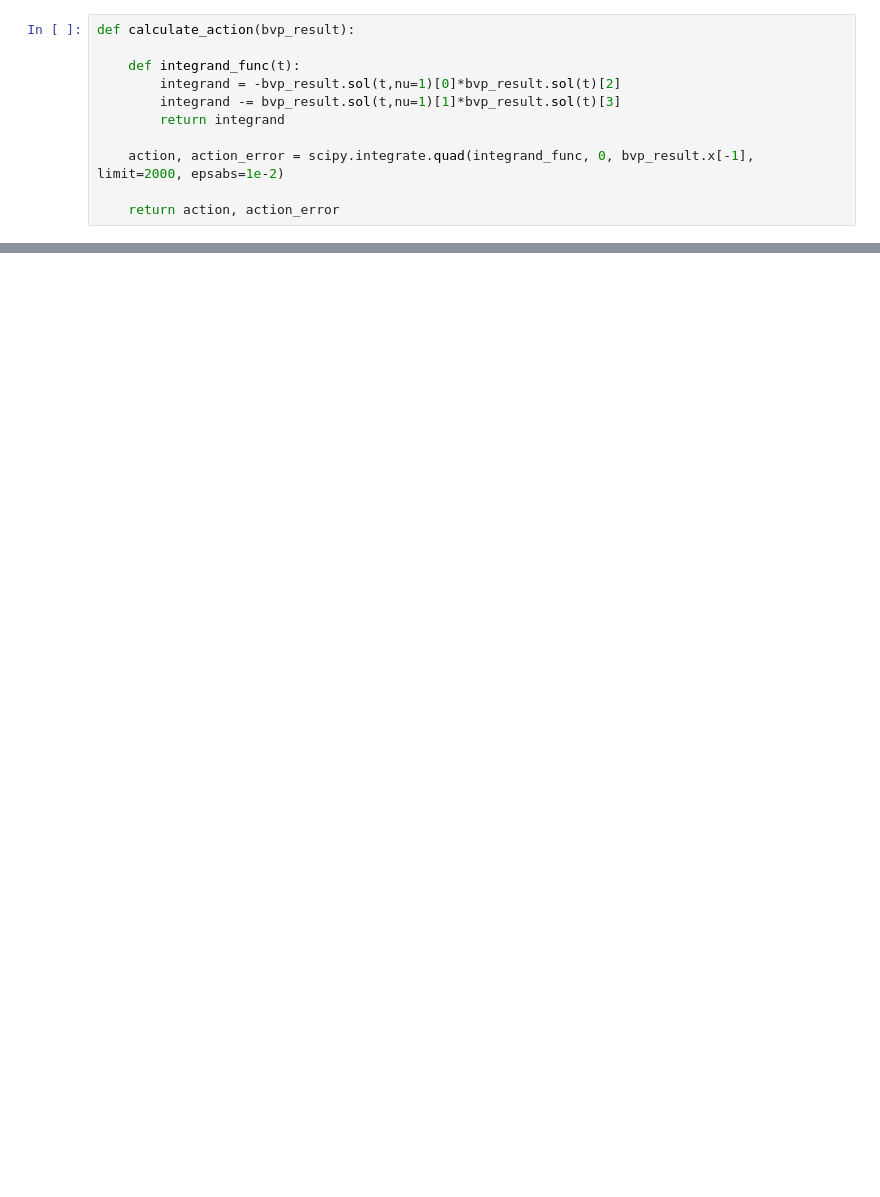
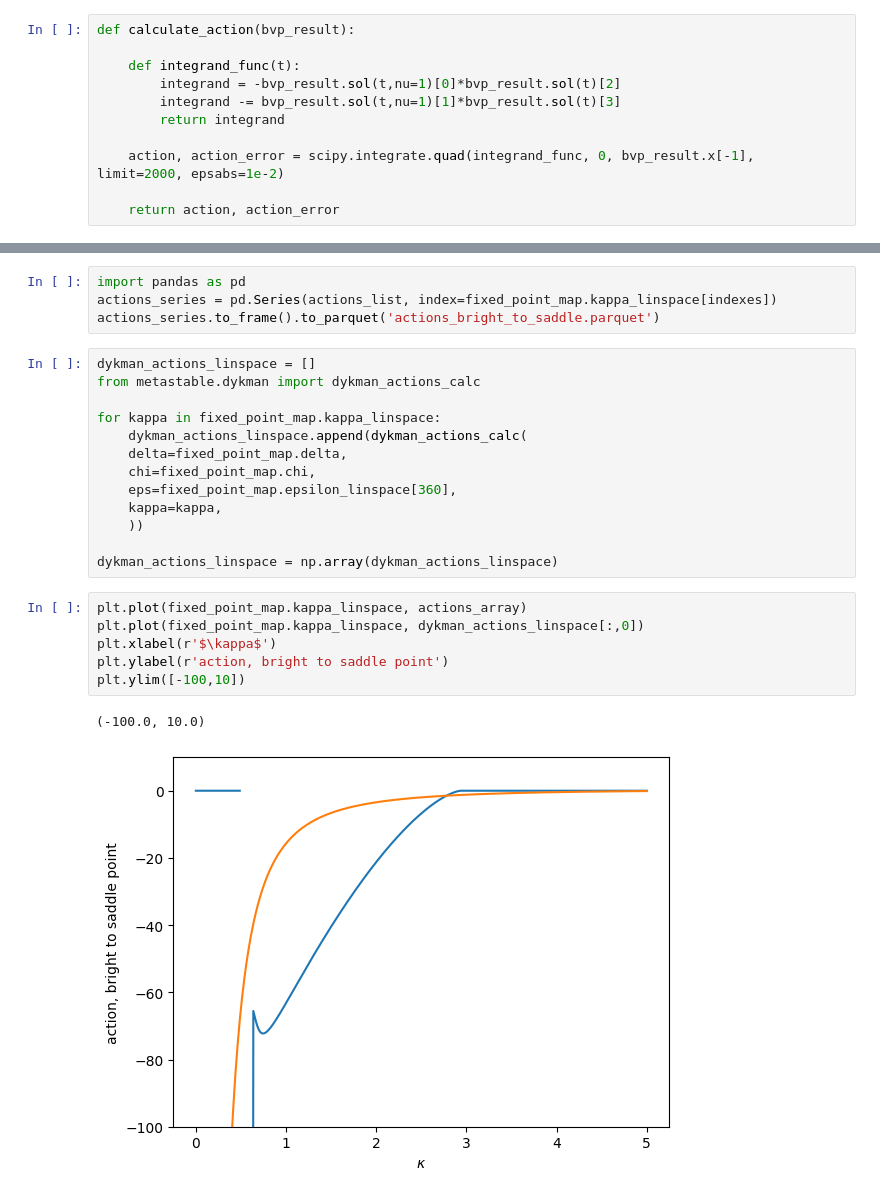
Before and after one commit to paulsbrookes/metastable, a Jupyter notebook: experiments/calculating-actions/calculate-actions-bright-to-saddle.ipynb, the cells around one changed output, grey strips where cells are left out. Cells and saved outputs as stored; diff of their text form; blank space fills up the shorter version.

```diff
--- a/experiments/calculating-actions/calculate-actions-bright-to-saddle.ipynb
+++ b/experiments/calculating-actions/calculate-actions-bright-to-saddle.ipynb
@@ -48,0 +55,26 @@ plt.ylim([-100,10])
+# %%
+import pandas as pd
+actions_series = pd.Series(actions_list, index=fixed_point_map.kappa_linspace[indexes])
+actions_series.to_frame().to_parquet('actions_bright_to_saddle.parquet')
+# %%
+dykman_actions_linspace = []
+from metastable.dykman import dykman_actions_calc
+
+for kappa in fixed_point_map.kappa_linspace:
+    dykman_actions_linspace.append(dykman_actions_calc(
+    delta=fixed_point_map.delta,
+    chi=fixed_point_map.chi,
+    eps=fixed_point_map.epsilon_linspace[360],
+    kappa=kappa,
+    ))
+
+dykman_actions_linspace = np.array(dykman_actions_linspace)
+# %%
+plt.plot(fixed_point_map.kappa_linspace, actions_array)
+plt.plot(fixed_point_map.kappa_linspace, dykman_actions_linspace[:,0])
+plt.xlabel(r'$\kappa$')
+plt.ylabel(r'action, bright to saddle point')
+plt.ylim([-100,10])
+# %% [output]
+(-100.0, 10.0)
+[figure, added]
```
Also changed, not shown: parts of 5 cells of this notebook, 12 other files.
